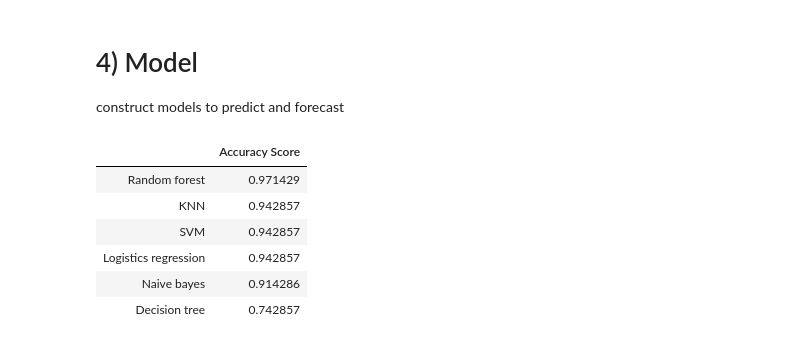
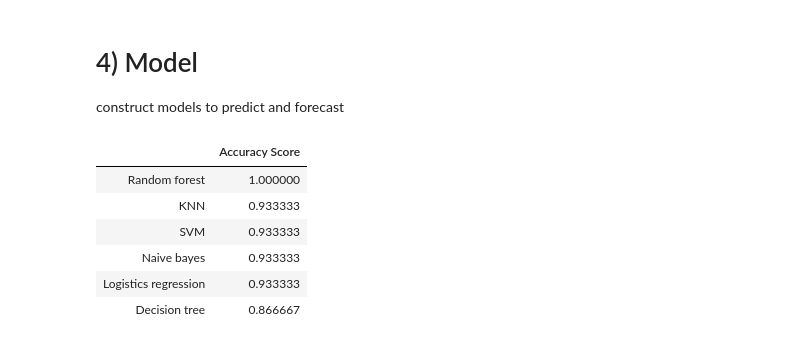
Before and after one commit to muhamedyoussry/Machine_learning_Algorithms, a Jupyter notebook: MachineLearningCairoUniversity/5- Random Forest (Fertility)/Fertility - Random forest -.ipynb, the cells around one changed output. Drawn from its saved outputs; the diff is of its cells as text; code cells hidden in the pictures.

Commit message:
Accuracy 100% Random Forest

```diff
--- a/MachineLearningCairoUniversity/5- Random Forest (Fertility)/Fertility - Random forest -.ipynb
+++ b/MachineLearningCairoUniversity/5- Random Forest (Fertility)/Fertility - Random forest -.ipynb
@@ -255,38 +255,38 @@ from sklearn.neighbors import KNeighborsClassifier
 from sklearn.svm import SVC
 from sklearn.naive_bayes import GaussianNB
 from sklearn.linear_model import LogisticRegression
 
 # split the data to train and test model
-X_train, X_test, y_train, y_test = train_test_split(X, y, test_size=0.35, random_state=0)
+X_train, X_test, y_train, y_test = train_test_split(X, y, test_size=0.15, random_state=42)
 
-dec = DecisionTreeClassifier(max_depth=3)
+dec = DecisionTreeClassifier()
 ran = RandomForestClassifier(n_estimators=100)
 knn = KNeighborsClassifier()
 svm = SVC(random_state=1)
 naive = GaussianNB()
 logReg = LogisticRegression()
 
 models = {"Decision tree" : dec,
           "Random forest" : ran,
           "KNN" : knn,
           "SVM" : svm,
           "Naive bayes" : naive,
           "Logistics regression": logReg}
 scores= { }
 
 for key, value in models.items():
     model = value
     model.fit(X_train, y_train)
     scores[key] = model.score(X_test, y_test)
 
 scores_frame = pd.DataFrame(scores, index=["Accuracy Score"]).T
 scores_frame.sort_values(by=["Accuracy Score"], axis=0 ,ascending=False, inplace=True)
 scores_frame
 # %% [output]
 |  | Accuracy Score |
-| Random forest | 0.971429 |
-| KNN | 0.942857 |
-| SVM | 0.942857 |
-| Logistics regression | 0.942857 |
-| Naive bayes | 0.914286 |
-| Decision tree | 0.742857 |
+| Random forest | 1.000000 |
+| KNN | 0.933333 |
+| SVM | 0.933333 |
+| Naive bayes | 0.933333 |
+| Logistics regression | 0.933333 |
+| Decision tree | 0.866667 |
```
Also changed, not shown: parts of 4 cells of this notebook.
